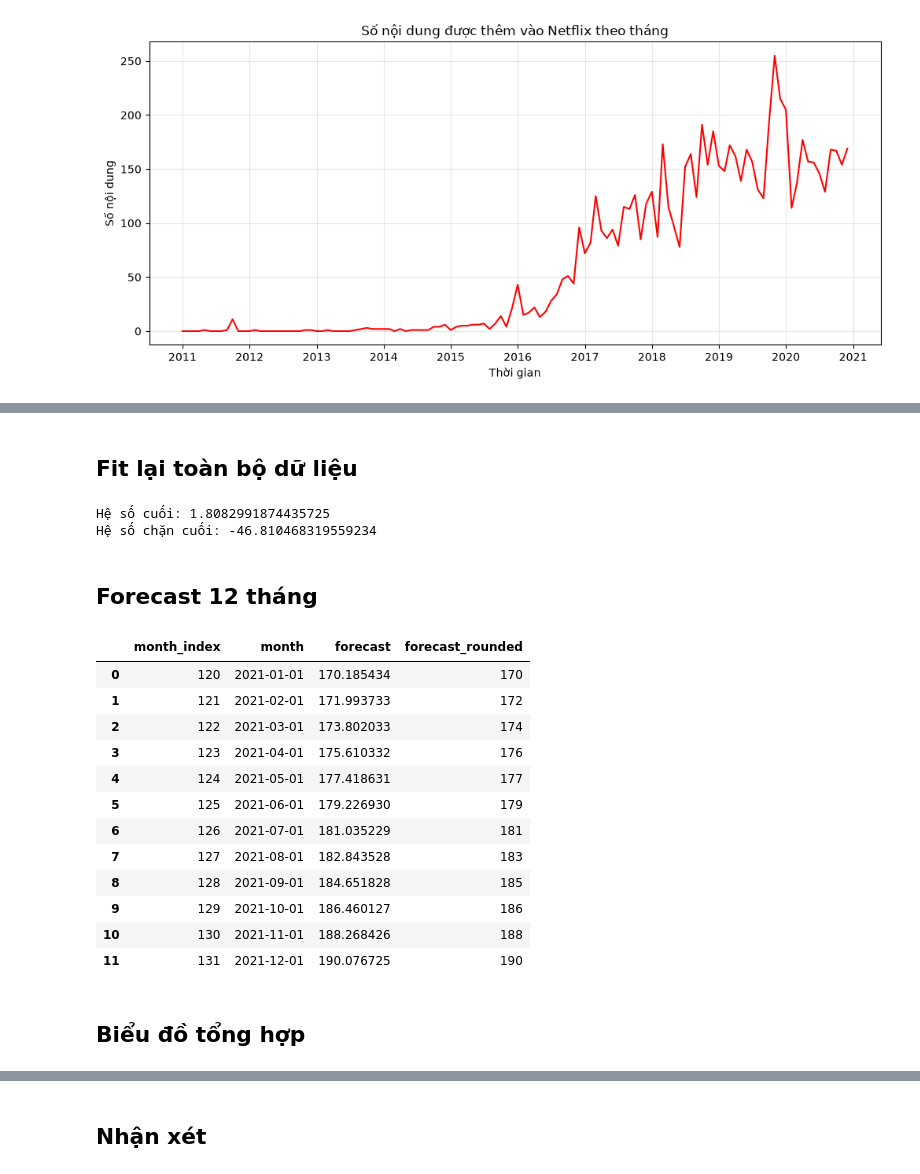
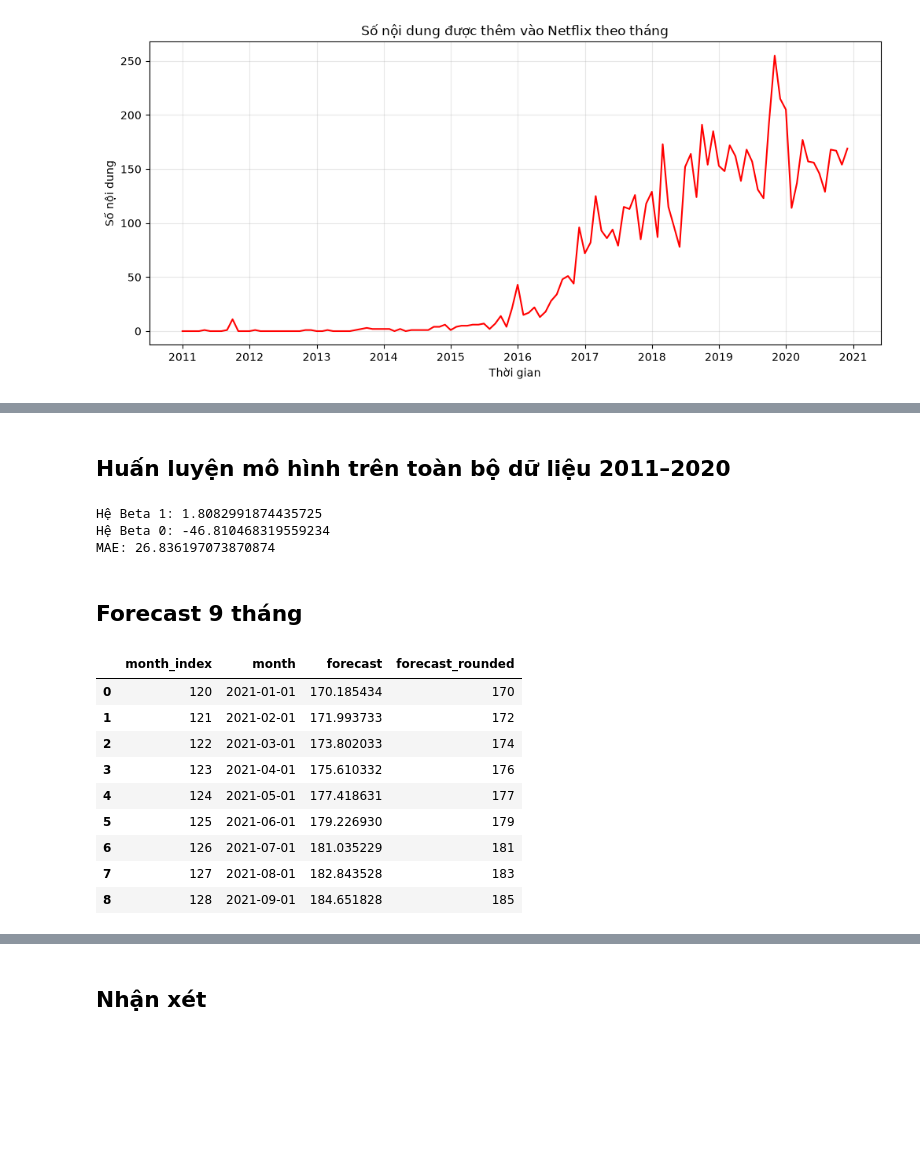
Before and after one commit to JPDeep4122/Project_DataVisualization, a Jupyter notebook: notebook/03_model.ipynb, the cells around one changed output, grey strips where cells are left out. Drawn from its saved outputs; the diff is of its cells as text; code cells hidden in the pictures; blank space fills up the shorter version.

Commit message:
Update regression forecast visualizations

```diff
--- a/notebook/03_model.ipynb
+++ b/notebook/03_model.ipynb
@@ -182,5 +83,5 @@ plt.show()
 # %% [markdown]
-## Fit lại toàn bộ dữ liệu
+## Huấn luyện mô hình trên toàn bộ dữ liệu 2011–2020
 # %%
 final_model = LinearRegression()
 
@@ -193,53 +94,57 @@ df["fitted"] = final_model.predict(
     df[["month_index"]]
 )
 
-print("Hệ số cuối:", final_model.coef_[0])
-print("Hệ số chặn cuối:", final_model.intercept_)
+df["residual"] = (
+    df["monthly_additions"] - df["fitted"]
+)
+
+training_mae = df["residual"].abs().mean()
+
+print("Hệ Beta 1:", final_model.coef_[0])
+print("Hệ Beta 0:", final_model.intercept_)
+print("MAE:", training_mae)
 # %% [output]
-Hệ số cuối: 1.8082991874435725
-Hệ số chặn cuối: -46.810468319559234
+Hệ Beta 1: 1.8082991874435725
+Hệ Beta 0: -46.810468319559234
+MAE: 26.836197073870874
 # %% [markdown]
-## Forecast 12 tháng
+## Forecast 9 tháng
 # %%
+forecast_horizon = 9
 first_future_index = df["month_index"].max() + 1
 
 future = pd.DataFrame({
     "month_index": range(
         first_future_index,
-        first_future_index + 12
+        first_future_index + forecast_horizon
     )
 })
 
 future["month"] = pd.date_range(
-    start="2021-01-01",
-    periods=12,
+    start=df["month"].max() + pd.offsets.MonthBegin(1),
+    periods=forecast_horizon,
     freq="MS"
 )
 
 future["forecast"] = final_model.predict(
     future[["month_index"]]
 )
 
 future["forecast_rounded"] = (
     future["forecast"]
     .round()
     .astype(int)
 )
 
 future
 # %% [output]
 |  | month_index | month | forecast | forecast_rounded |
 | 0 | 120 | 2021-01-01 | 170.185434 | 170 |
 | 1 | 121 | 2021-02-01 | 171.993733 | 172 |
 | 2 | 122 | 2021-03-01 | 173.802033 | 174 |
 | 3 | 123 | 2021-04-01 | 175.610332 | 176 |
 | 4 | 124 | 2021-05-01 | 177.418631 | 177 |
 | 5 | 125 | 2021-06-01 | 179.226930 | 179 |
 | 6 | 126 | 2021-07-01 | 181.035229 | 181 |
 | 7 | 127 | 2021-08-01 | 182.843528 | 183 |
 | 8 | 128 | 2021-09-01 | 184.651828 | 185 |
-| 9 | 129 | 2021-10-01 | 186.460127 | 186 |
-| 10 | 130 | 2021-11-01 | 188.268426 | 188 |
-| 11 | 131 | 2021-12-01 | 190.076725 | 190 |
-# %% [markdown]
-## Biểu đồ tổng hợp
```
Also changed, not shown: parts of 21 cells of this notebook.
